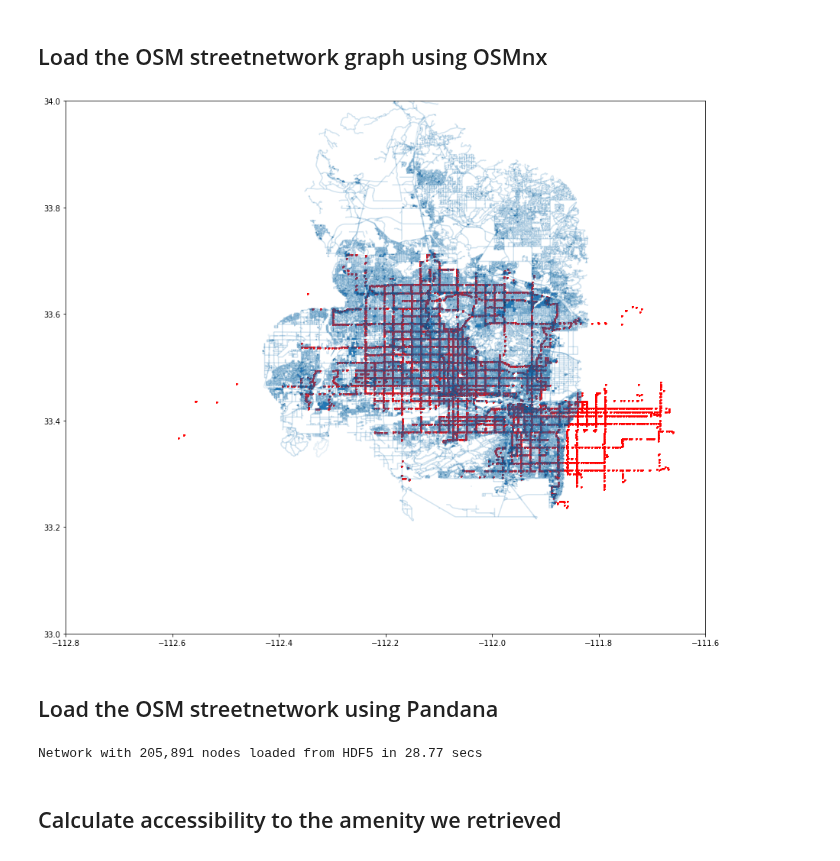
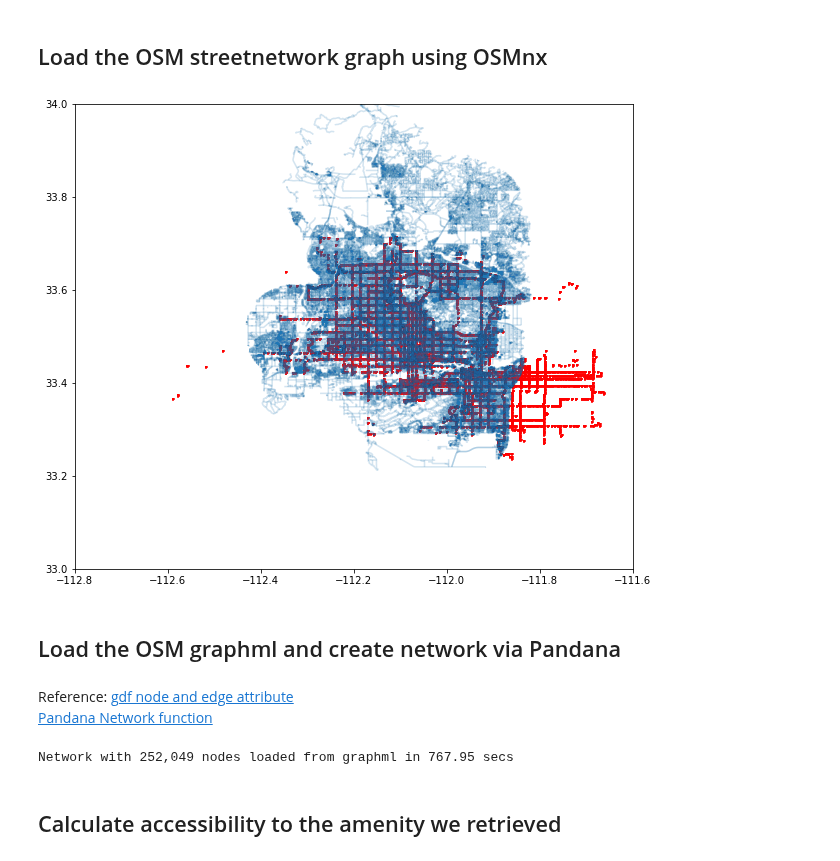
Before and after one commit to healthysustainablecities/global-indicators, a Jupyter notebook: process/4_phoenix_access_transport.ipynb, the cells around one changed output. Drawn from its saved outputs; the diff is of its cells as text; code cells hidden in the pictures.

```diff
--- a/process/4_phoenix_access_transport.ipynb
+++ b/process/4_phoenix_access_transport.ipynb
@@ -32,0 +47,5 @@ ox.__version__
+# %%
+# configure filenames to save/load POI and network datasets
+OSM_folder = config.OSM_data_loc
+gtfs_folder = config.gtfs_data_loc
+G_filename = '{studyregion}_walk{suffix}.graphml'.format(studyregion = place, suffix = config.time)
@@ -34,9 +83,9 @@ ox.__version__
 ## Load the metro stop
 GTFS data from transitfeed.com https://transitfeeds.com/p/valley-metro/68
 # %%
-Phx_transp = pd.read_csv('../data/Transport/gtfs_phx/stops.txt')
-Phx_metrostops = gpd.GeoDataFrame(Phx_transp)
+gtfs_stops = pd.read_csv(gtfs_folder + '/' + 'gtfs_phx/stops.txt')
+gdf_stops = gpd.GeoDataFrame(gtfs_stops)
 # %%
 #define geometry
-Phx_metrostops[['stop_lat', 'stop_lon']]  = Phx_metrostops[['stop_lat', 'stop_lon']].astype(float)
-Phx_metrostops['geometry'] = Phx_metrostops.apply(lambda row: Point((row['stop_lon'], row['stop_lat'])), axis=1)
+gdf_stops[['stop_lat', 'stop_lon']]  = gdf_stops[['stop_lat', 'stop_lon']].astype(float)
+gdf_stops['geometry'] = gdf_stops.apply(lambda row: Point((row['stop_lon'], row['stop_lat'])), axis=1)
@@ -56,18 +94,18 @@ place = 'Phoenix, Arizona, USA'
-# %%
-Phx_osm_all = ox.load_graphml('{studyregion}_all{suffix}.graphml'.format(studyregion = place, suffix = config.time), folder = config.OSM_data_loc)
-Phx_osm_all_gdfs = ox.graph_to_gdfs(Phx_osm_all, nodes=False, edges=True, fill_edge_geometry=True)
 # %%
+G_osm_walk = ox.load_graphml(G_filename, folder = OSM_folder)
+gdf_osm_walk_edges = ox.graph_to_gdfs(G_osm_walk, nodes=False, edges=True)
+
 #plot metro stops with OSM all street network
-fig, ax = plt.subplots(figsize=(15, 15))
-ax = Phx_osm_all_gdfs.plot(ax=ax, alpha=0.1)
-ax = Phx_metrostops.plot(ax=ax, color='red', marker='+', markersize=9)
+fig, ax = plt.subplots(figsize=(10, 10))
+ax = gdf_osm_walk_edges.plot(ax=ax, alpha=0.1)
+ax = gdf_stops.plot(ax=ax, color='red', marker='+', markersize=9)
 ax.set_ylim((33,34))
 ax.set_xlim((-112.8, -111.6))
 #ax.set_axis_off()
 #fig.suptitle('Meto stops', fontsize=14, fontweight='bold')
 #fig.text(0.1, 0, 'Note: OSM street network')
 plt.show()
 # %% [output]
-[figure, old version]
+[figure, new version]
 # %% [markdown]
-## Load the OSM streetnetwork using Pandana
+## Load the OSM graphml and create network via Pandana
@@ -84,21 +112,35 @@ net_filename = '../data/OSM/{}_network.h5'.format(place[0:4])
-# %%
-start_time = time.time()
-if os.path.isfile(net_filename):
-    # if a street network file already exists, just load the dataset from that
-    network = pandana.network.Network.from_hdf5(net_filename)
-    method = 'loaded from HDF5'
-else:
-    # otherwise, query the OSM API for the street network within the specified bounding box
-    network = osm.pdna_network_from_bbox(bbox[0], bbox[1], bbox[2], bbox[3])
-    method = 'downloaded from OSM'
-
-    # identify nodes that are connected to fewer than some threshold of other nodes within a given distance
-    lcn = network.low_connectivity_nodes(impedance=1000, count=10, imp_name='distance')
-    network.save_hdf5(net_filename, rm_nodes=lcn) #remove low-connectivity nodes and save to h5
-
-print('Network with {:,} nodes {} in {:,.2f} secs'.format(len(network.node_ids), method, time.time()-start_time))
-# %% [output]
-Network with 205,891 nodes loaded from HDF5 in 28.77 secs
+# %% [markdown]
+Reference:
+[gdf node and edge attribute](https://automating-gis-processes.github.io/2018/notebooks/L6/network-analysis.html)
+[Pandana Network function](https://udst.github.io/pandana/tutorial.html)
+# %%
+start_time = time.time()
+if os.path.isfile(OSM_folder + "/" + G_filename):
+    # if a street network file already exists, load the network graph
+    G_osm_walk = ox.load_graphml(G_filename, folder = OSM_folder)
+    # get gdf nodes and edges
+    gdf_osm_walk_nodes = ox.graph_to_gdfs(G_osm_walk, nodes=True, edges=False)
+    gdf_osm_walk_edges = ox.graph_to_gdfs(G_osm_walk, nodes=False, edges=True)
+
+    # get network from Pandana
+    network=pandana.network.Network(gdf_osm_walk_nodes["x"], gdf_osm_walk_nodes["y"], gdf_osm_walk_edges["u"], gdf_osm_walk_edges["v"],
+                 gdf_osm_walk_edges[["length"]])
+    method = 'loaded from graphml'
+else:
+    # otherwise, query the OSM API for the street network
+    G_osm_walk = ox.graph_from_place(place, network_type= 'walk', retain_all=True, buffer_dist=1e4)
+      # get gdf nodes and edges
+    gdf_osm_walk_nodes = ox.graph_to_gdfs(G_osm_walk, nodes=True, edges=False)
+    gdf_osm_walk_edges = ox.graph_to_gdfs(G_osm_walk, nodes=False, edges=True)
+
+    # get network from Pandana
+    network=pandana.network.Network(gdf_osm_walk_nodes["x"], gdf_osm_walk_nodes["y"], gdf_osm_walk_edges["u"], gdf_osm_walk_edges["v"],
+                 gdf_osm_walk_edges[["length"]])
+    method = 'downloaded from OSM'
+
+print('Network with {:,} nodes {} in {:,.2f} secs'.format(len(network.node_ids), method, time.time()-start_time))
+# %% [output]
+Network with 252,049 nodes loaded from graphml in 767.95 secs
 # %% [markdown]
 ## Calculate accessibility to the amenity we retrieved
 # %%
```
Also changed, not shown: parts of 13 cells of this notebook, 2 other files.
